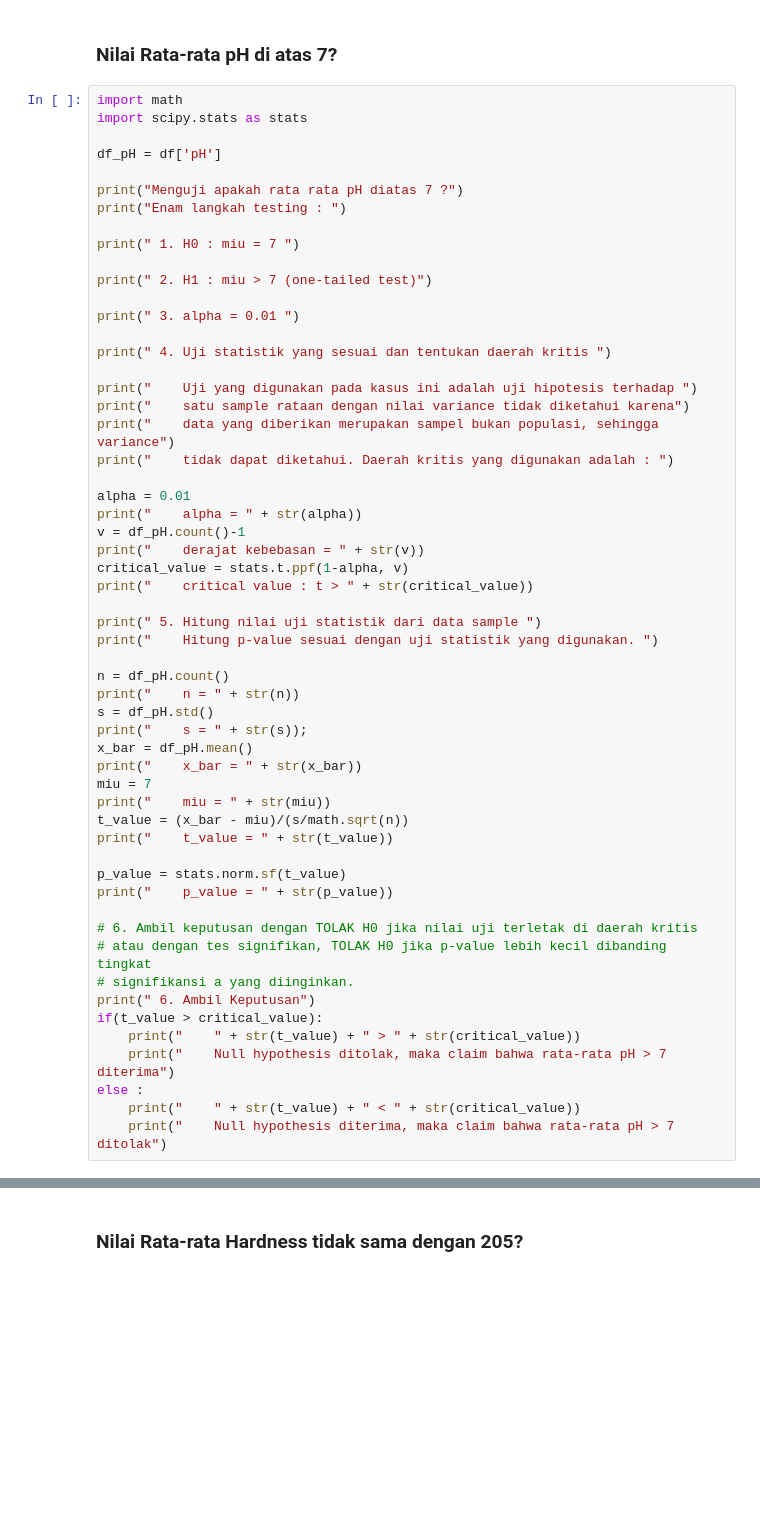
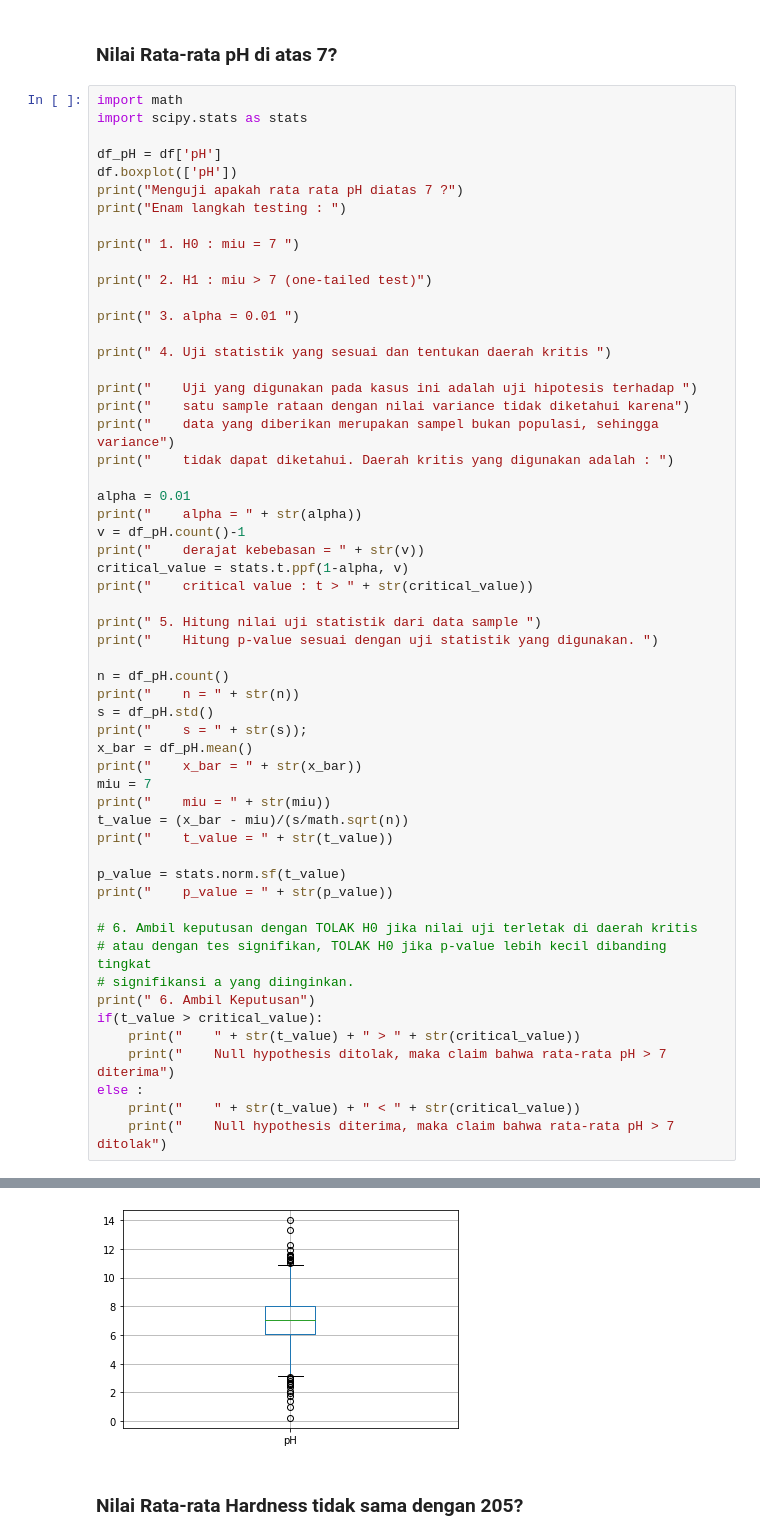
Before and after one commit to ZianTsabit/Tubes-Probstat, a Jupyter notebook: soal4.ipynb, the cells around one changed output, grey strips where cells are left out. Drawn from its saved outputs; the diff is of its cells as text; blank space fills up the shorter version.

```diff
--- a/soal4.ipynb
+++ b/soal4.ipynb
@@ -25,7 +25,7 @@ import math
 import scipy.stats as stats
 
 df_pH = df['pH']
-
+df.boxplot(['pH'])
 print("Menguji apakah rata rata pH diatas 7 ?")
 print("Enam langkah testing : ")
 
@@ -67,33 +67,34 @@ p_value = stats.norm.sf(t_value)
 print("    p_value = " + str(p_value))
 
 # 6. Ambil keputusan dengan TOLAK H0 jika nilai uji terletak di daerah kritis
 # atau dengan tes signifikan, TOLAK H0 jika p-value lebih kecil dibanding tingkat
 # signifikansi a yang diinginkan.
 print(" 6. Ambil Keputusan")
 if(t_value > critical_value):
     print("    " + str(t_value) + " > " + str(critical_value))
     print("    Null hypothesis ditolak, maka claim bahwa rata-rata pH > 7 diterima")
 else :
     print("    " + str(t_value) + " < " + str(critical_value))
     print("    Null hypothesis diterima, maka claim bahwa rata-rata pH > 7 ditolak")
 # %% [output]
 Menguji apakah rata rata pH diatas 7 ?
 Enam langkah testing :
  1. H0 : miu = 7
  2. H1 : miu > 7 (one-tailed test)
  3. alpha = 0.01
  4. Uji statistik yang sesuai dan tentukan daerah kritis
     Uji yang digunakan pada kasus ini adalah uji hipotesis terhadap
     satu sample rataan dengan nilai variance tidak diketahui karena
     data yang diberikan merupakan sampel bukan populasi, sehingga variance
     tidak dapat diketahui. Daerah kritis yang digunakan adalah :
     alpha = 0.01
     derajat kebebasan = 2009
 ... (8 lines left out)
     p_value = 0.006469476288896462
  6. Ambil Keputusan
     2.485445147379887 > 2.3282054763161337
     Null hypothesis ditolak, maka claim bahwa rata-rata pH > 7 diterima
+[figure, added]
 # %% [markdown]
 ### Nilai Rata-rata Hardness tidak sama dengan 205?
 # %%
```
Also changed, not shown: parts of 4 cells of this notebook.
